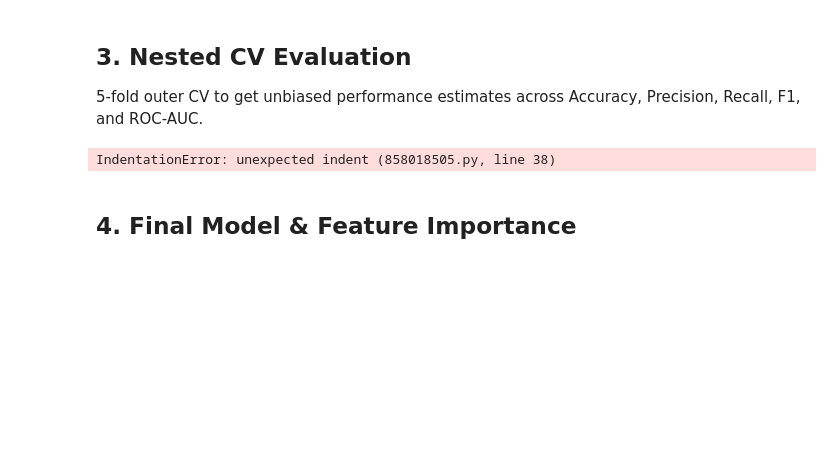
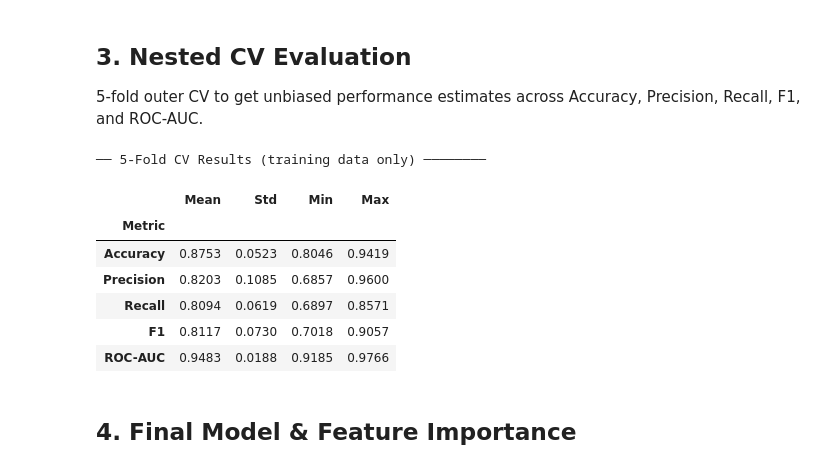
Before and after one commit to sarthakmonga11/pcos-diagnostic-dashboard, a Jupyter notebook: notebooks/03-xgboost-shap.ipynb, the cells around one changed output. Saved outputs shown, nothing was run; the diff lists cells and outputs as text; code cells hidden in the pictures; blank space fills up the shorter version.

```diff
--- a/notebooks/03-xgboost-shap.ipynb
+++ b/notebooks/03-xgboost-shap.ipynb
@@ -244,34 +247,42 @@ scoring = {
     'f1':        'f1',
     'roc_auc':   'roc_auc',
 }
 
 cv_results = cross_validate(
     best_model, X_train, y_train,
     cv=cv_outer,
     scoring=scoring,
     return_train_score=False
 )
 
 metrics = {
     'Accuracy':  cv_results['test_accuracy'],
     'Precision': cv_results['test_precision'],
     'Recall':    cv_results['test_recall'],
     'F1':        cv_results['test_f1'],
     'ROC-AUC':   cv_results['test_roc_auc'],
 }
 
 #  Summary table
+results_df = pd.DataFrame({
     'Metric': list(metrics.keys()),
     'Mean':   [v.mean() for v in metrics.values()],
     'Std':    [v.std()  for v in metrics.values()],
     'Min':    [v.min()  for v in metrics.values()],
     'Max':    [v.max()  for v in metrics.values()],
 }).set_index('Metric').round(4)
 
 print('── 5-Fold CV Results (training data only) ────────')
 results_df
 # %% [output]
-IndentationError: unexpected indent (858018505.py, line 38)
+── 5-Fold CV Results (training data only) ────────
+|  | Mean | Std | Min | Max |
+| Metric |  |  |  |  |
+| Accuracy | 0.8753 | 0.0523 | 0.8046 | 0.9419 |
+| Precision | 0.8203 | 0.1085 | 0.6857 | 0.9600 |
+| Recall | 0.8094 | 0.0619 | 0.6897 | 0.8571 |
+| F1 | 0.8117 | 0.0730 | 0.7018 | 0.9057 |
+| ROC-AUC | 0.9483 | 0.0188 | 0.9185 | 0.9766 |
 # %% [markdown]
 ## 4. Final Model & Feature Importance
 # %%
```
Also changed, not shown: parts of 6 cells of this notebook, 12 other files.
